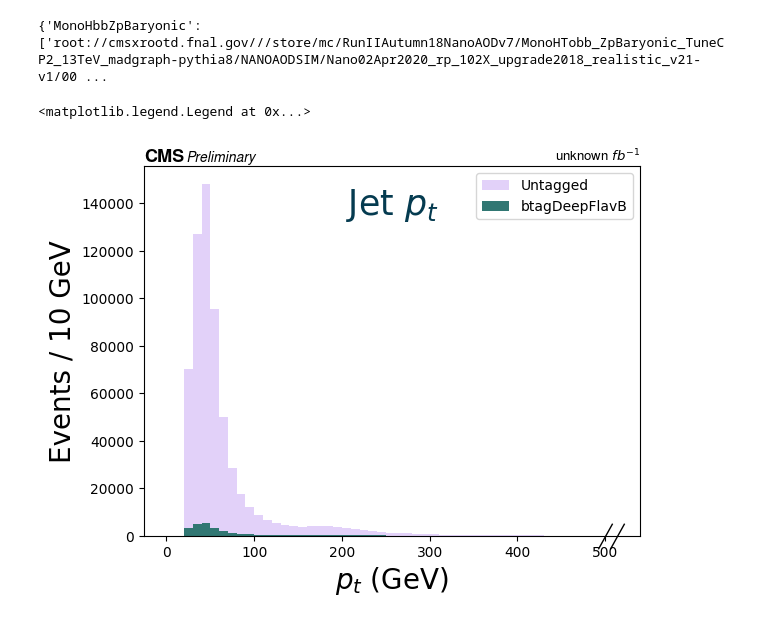
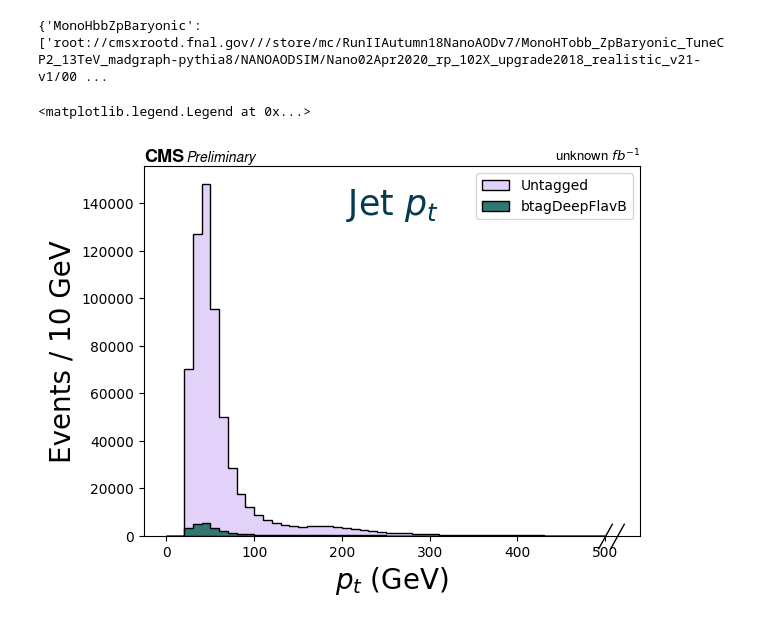
Before and after one commit to prayagyadav/MonoHiggstobb, a Jupyter notebook: Preliminary_Plots.ipynb, the cells around one changed output. Saved outputs shown, nothing was run; the diff lists cells and outputs as text; code cells hidden in the pictures.

```diff
--- a/Preliminary_Plots.ipynb
+++ b/Preliminary_Plots.ipynb
@@ -125,31 +125,32 @@ fig , ax = plt.subplots()
 hep.histplot([ Jetpt_Hist["Untagged",:], Jetpt_Hist["btagDeepFlavB",:] ],
              #stack=True ,
              #bins=bins ,
              histtype="fill",
              color=[ "#E2D1F9", "#317773" ],
              edgecolor="black",
              label=[ r"Untagged" , r"btagDeepFlavB"],
+             lw=1,
              #density=True,
              #binticks=True ,
              ax=ax ,
 
             )
 # hep.histplot(Jetpt_Hist["btagDeepFlavB",:],
 #              #bins=bins ,
 #              histtype="fill",
 #              color="r",
 #              alpha=0.7,
 #              edgecolor="black",
 #              label=r"btagDeepFlavB",
 #              ax=ax ,
 #              stack=True
 #             )
 ax.set_title("Jet $p_t$", y=1.0, pad = -35 , fontsize=25, color="#053B50")
 ax.set_xlabel("$p_t$ (GeV)", fontsize=20)
 ax.set_ylabel(f"Events / {bin_size} GeV", fontsize=20)
 ax.set_xticks(np.arange(x_min,x_max+bin_size,bin_size*10))
 hep.cms.label("Preliminary",data = "Data", rlabel="unknown $fb^{-1}$")
 ax.legend()
 # %% [output]
 <matplotlib.legend.Legend at 0x...>
-[figure, old version]
+[figure, new version]
```
Also changed, not shown: 1 other file.
